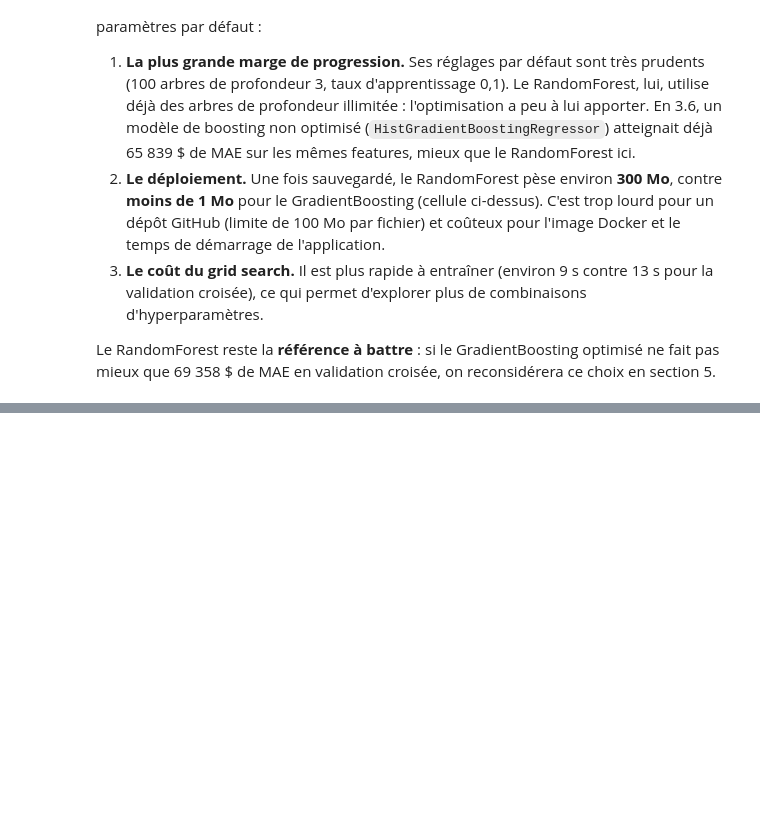
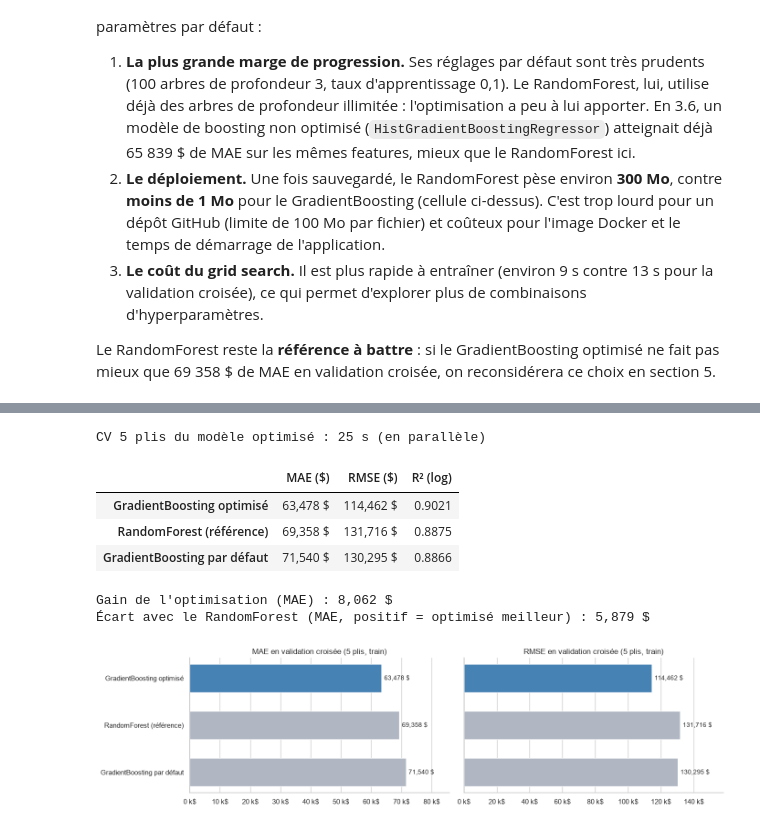
Before and after one commit to dina-yahiaoui/apartment-hunter, a Jupyter notebook: notebooks/01_modelisation.ipynb, the cells around one changed output, grey strips where cells are left out. Saved outputs shown, nothing was run; the diff lists cells and outputs as text; code cells hidden in the pictures; blank space fills up the shorter version.

Commit message:
Grid search, évaluation finale, sauvegarde du modèle et conclusion

```diff
--- a/notebooks/01_modelisation.ipynb
+++ b/notebooks/01_modelisation.ipynb
@@ -1196,0 +1320,52 @@ Le RandomForest reste la **référence à battre** : si le GradientBoosting opti
+# %%
+pipeline_optimise = creer_pipeline(GradientBoostingRegressor(random_state=RANDOM_STATE)).set_params(**MEILLEURS_PARAMS)
+
+debut = time.perf_counter()
+log_predit_optimise = cross_val_predict(pipeline_optimise, X_train_final, y_train, cv=plis_cv, n_jobs=-1)
+duree_optimise = time.perf_counter() - debut
+predictions_cv["GradientBoosting optimisé"] = np.expm1(log_predit_optimise)
+
+# Même protocole qu'en section 4 : métriques en dollars, R² en log
+resultat_optimise = {
+    "MAE ($)": mean_absolute_error(prix_reel, np.expm1(log_predit_optimise)),
+    "RMSE ($)": np.sqrt(mean_squared_error(prix_reel, np.expm1(log_predit_optimise))),
+    "R² (log)": r2_score(y_train, log_predit_optimise),
+}
+comparaison_finale = pd.DataFrame({
+    "GradientBoosting par défaut": comparatif_modeles.loc["GradientBoosting", ["MAE ($)", "RMSE ($)", "R² (log)"]],
+    "GradientBoosting optimisé": pd.Series(resultat_optimise),
+    "RandomForest (référence)": comparatif_modeles.loc["RandomForest", ["MAE ($)", "RMSE ($)", "R² (log)"]],
+}).T.sort_values("MAE ($)")
+print(f"CV 5 plis du modèle optimisé : {duree_optimise:.0f} s (en parallèle)")
+
+display(comparaison_finale.style.format({"MAE ($)": "{:,.0f} $", "RMSE ($)": "{:,.0f} $", "R² (log)": "{:.4f}"}))
+
+gain_vs_defaut = comparaison_finale.loc["GradientBoosting par défaut", "MAE ($)"] - resultat_optimise["MAE ($)"]
+ecart_vs_rf = comparaison_finale.loc["RandomForest (référence)", "MAE ($)"] - resultat_optimise["MAE ($)"]
+print(f"Gain de l'optimisation (MAE) : {gain_vs_defaut:,.0f} $")
+print(f"Écart avec le RandomForest (MAE, positif = optimisé meilleur) : {ecart_vs_rf:,.0f} $")
+
+# Graphique : MAE et RMSE côte à côte (deux graphiques, même unité, échelles séparées)
+fig, axes = plt.subplots(1, 2, figsize=(14, 3.8), sharey=True)
+for ax, metrique in zip(axes, ["MAE ($)", "RMSE ($)"]):
+    valeurs = comparaison_finale[metrique]
+    couleurs = ["steelblue" if nom == "GradientBoosting optimisé" else "#b0b7c3" for nom in valeurs.index]
+    barres = ax.barh(valeurs.index, valeurs.to_numpy(), color=couleurs, height=0.6)
+    ax.bar_label(barres, labels=[f"{v:,.0f} $" for v in valeurs], padding=4, fontsize=10)
+    ax.set_xlim(0, valeurs.max() * 1.2)
+    ax.xaxis.set_major_formatter(plt.FuncFormatter(lambda v, _: f"{v / 1000:.0f} k$"))
+    ax.set_title(f"{metrique.split()[0]} en validation croisée (5 plis, train)", fontsize=12)
+    ax.grid(axis="y", visible=False)
+    ax.spines[["top", "right"]].set_visible(False)
+axes[0].invert_yaxis()
+plt.tight_layout()
+plt.show()
+# %% [output]
+CV 5 plis du modèle optimisé : 25 s (en parallèle)
+|  | MAE ($) | RMSE ($) | R² (log) |
+| GradientBoosting optimisé | 63,478 $ | 114,462 $ | 0.9021 |
+| RandomForest (référence) | 69,358 $ | 131,716 $ | 0.8875 |
+| GradientBoosting par défaut | 71,540 $ | 130,295 $ | 0.8866 |
+Gain de l'optimisation (MAE) : 8,062 $
+Écart avec le RandomForest (MAE, positif = optimisé meilleur) : 5,879 $
+[figure, added]
```
Also changed, not shown: parts of 34 cells of this notebook, 2 other files.
